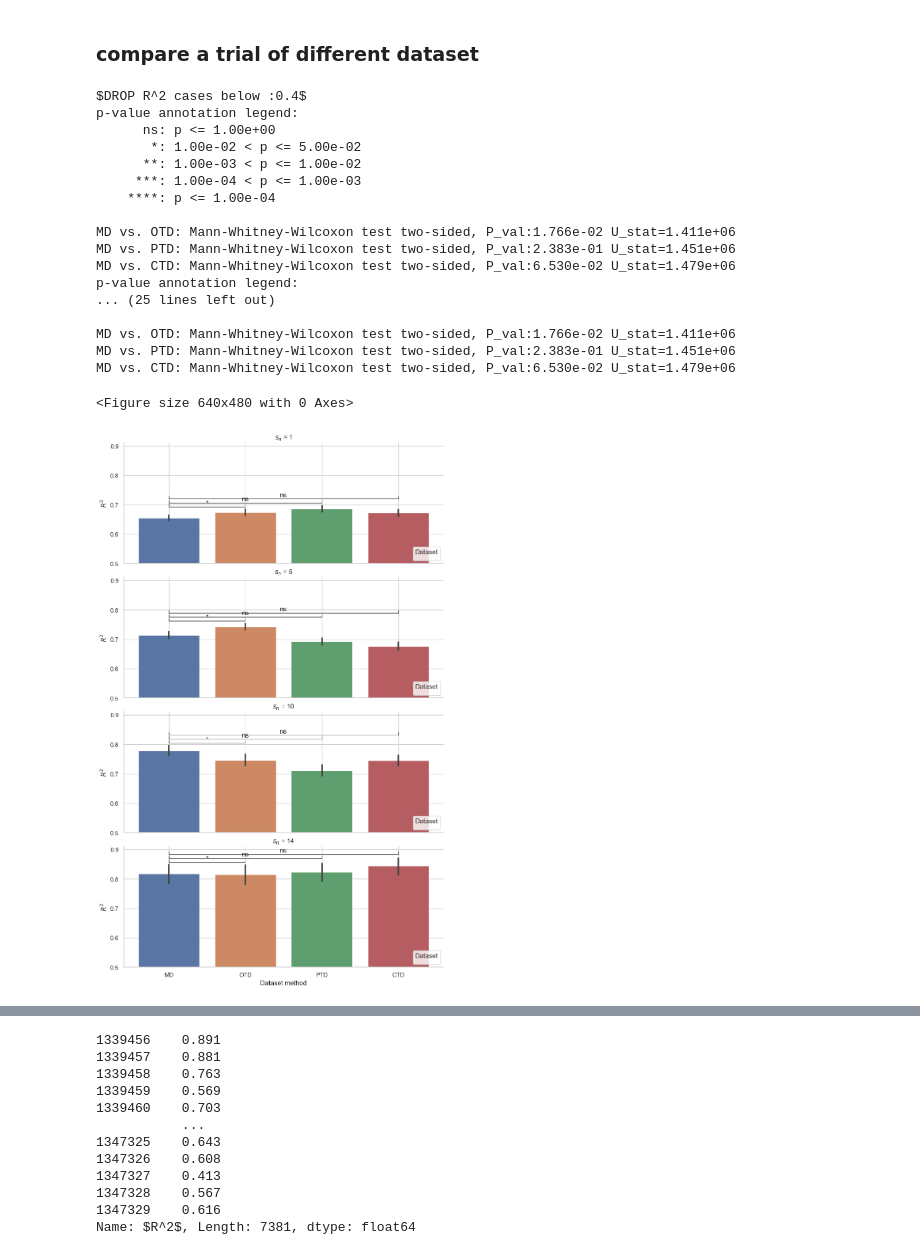
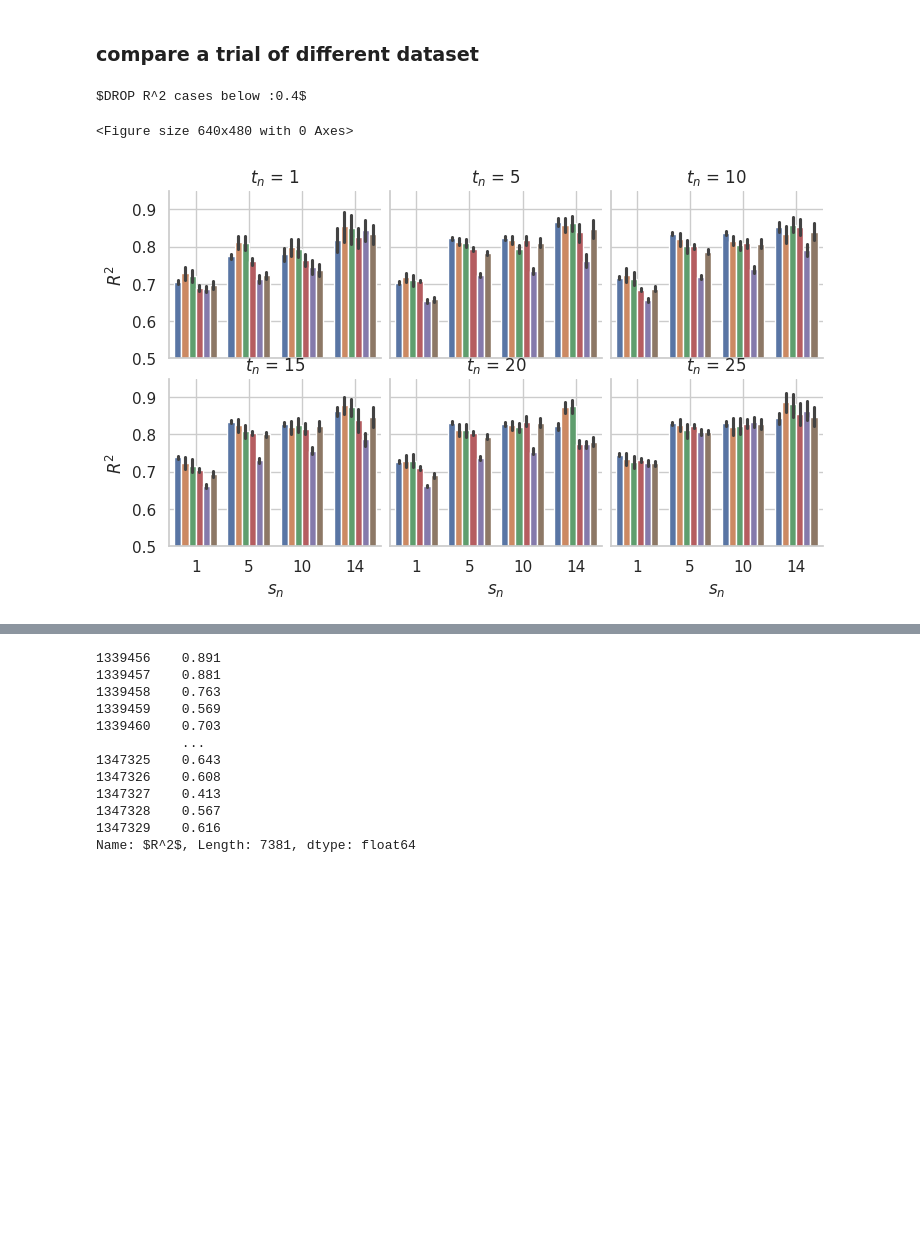
Before and after one commit to sunzhon/transfer_learning_for_droplanding, a Jupyter notebook: jupyter-lab/P6_figure_results_v3.ipynb, the cells around one changed output, grey strips where cells are left out. Drawn from its saved outputs; the diff is of its cells as text; code cells hidden in the pictures; blank space fills up the shorter version.

```diff
--- a/jupyter-lab/P6_figure_results_v3.ipynb
+++ b/jupyter-lab/P6_figure_results_v3.ipynb
@@ -39,13 +39,15 @@ logging.basicConfig(level=logging.ERROR)
 # %%
 # 1) load result path list
 result_folders_name = read_result_folder_file("all_result_folders.txt")
+#result_folders_name = read_result_folder_file("comparison_aug_methods.txt")
 #result_folders = read_result_folder_file("da_e_rotation.txt")
 #print(result_folders_name)
-result_count_files = [os.path.join(RESULTS_PATH, "training_testing", result_folder,"testing_result_folders.txt")
+
+results_folders_count_files = [os.path.join(RESULTS_PATH, "training_testing", result_folder,"testing_result_folders.txt")
                                    for result_folder in result_folders_name]
 
 # 2) get testing metrics
-metrics_files = [os.path.join(os.path.dirname(folder), "metrics.csv") if(os.path.exists(os.path.join(os.path.dirname(folder), "metrics.csv"))) else folder for folder in result_count_files]
+metrics_files = [os.path.join(os.path.dirname(count_file_path), "metrics.csv") if(os.path.exists(os.path.join(os.path.dirname(count_file_path), "metrics.csv"))) else count_file_path for count_file_path in results_folders_count_files]
 #print(combination_investigation_results)
 
 # 3) collected or read or load metrics
@@ -54,7 +56,8 @@ if True:
     raw_metrics = get_list_investigation_metrics(metrics_files)
     # save the new metrics
     #raw_metrics = pd.to_csv('./raw_metrics.csv')
-    raw_metrics.to_hdf('./hdf_raw_metrics.csv',"metrics")
+    raw_metrics.to_hdf('./hdf_raw_metrics.hdf5',"metrics")
 else:
     # load old metrics
-    raw_metrics = pd.read_csv('./raw_metrics.csv')
+    #raw_metrics = pd.read_csv('./raw_metrics.csv')
+    raw_metrics = pd.read_hdf('./hdf_raw_metrics.csv')
@@ -61,2 +74,4 @@ else:
 # %%
-!ls -al
+# read raw metrics of submission
+sub_original_raw_metrics = pd.read_csv('./sub_original_raw_metrics.csv')
+sub_augment_raw_metrics = pd.read_csv("./sub_augment_raw_metrics.csv")
@@ -759,7 +764,7 @@ filters={r'$L_n$':[4], r'$t_n$':[1,5,10,15,20,25],r'$s_n$':[idx for idx in range
 # %%
 
 # plot bars fo subjects
-def p6_plot_comparison(metrics, rename, config, filters={},test_config={},figwidth=10,figheight=14):
+def p6_plot_comparison(metrics, rename, config, filters={},test_config={},figwidth=7,figheight=4):
 
     # rename column name:
     if(rename_dict not in [{},None]):
@@ -788,8 +793,11 @@ def p6_plot_comparison(metrics, rename, config, filters={},test_config={},figwid
         axes[idx,0].xaxis.grid(True)
         axes[idx,0].yaxis.grid(True)
         #axes[idx,0].set_title('Trial number = {}'.format((idx+1)*5))
-        axes[idx,0].legend(title='Dataset',loc='lower right',ncol=2)
-        axes[idx,0].set_ylim([0.5,0.8])
+        #axes[idx,0].legend(title='Dataset',loc='lower right',ncol=3)
+        #for direction in ["left", "right", "bottom", "top"]:
+            # hides borders
+        #    axes[idx,0].axis[direction].set_visible(True)
+        axes[idx,0].set_ylim([0.5,0.95])
 
         # statistical test
         if(test_config not in [None, {}]):
@@ -811,59 +819,44 @@ def p6_plot_comparison(metrics, rename, config, filters={},test_config={},figwid
     #fig_path=os.path.join("./","visualization/P6/Fig_results_baseline_heatmap.svg")
     #save_figure(os.path.dirname(combination_investigation_metrics[0]),fig_format=save_format)
 
 
 
 rename_dict = {'train_sub_num':r'$s_n$', 'tre_trial_num':r'$t_n$','feature_layer_num':r'$L_n$','r2':r"$R^2$", 'dataset_name': "Dataset method"}
 config={
         'y': r'$R^2$',
-        'x': r'Dataset method',
+        'x': r'$s_n$',
         'kind': 'bar',
         #'height': 4,
         #'aspect': 2,
         'sharey': True,
-        #'hue': 'Dataset method',
-        'row': r'$s_n$',
-        #'col': r'$t_n$',
-        #'col_wrap': 1,
+        'hue': 'Dataset method',
+        #'row': r'$t_n$',
+        'col': r'$t_n$',
+        'col_wrap': 3,
         #'color':'0.4', # for bar
         #"palette": "0.5", # for hue,
         #"errorbar":'sd',
         #"markers":['o',"^","v","<",">","s","D","d"],
         #'dodge': False, # for bar
-        'order': ['MD','OTD','PTD','CTD'],
-        #'legend':False
+        #'order': ['MD','OTD','PTD','CTD', "JID", "TWD"],
+        'legend':False
 }
 
 test_config={
 "test_pairs": [
         ['MD','OTD'],['MD','PTD'],['MD','CTD']
         ]
 }
+test_config=None
 
-all_metrics=pd.concat([raw_metrics, augment_raw_metrics])
+all_metrics=pd.concat([raw_metrics, sub_original_raw_metrics, sub_augment_raw_metrics])#, fk_sub_augment_raw_metrics])
+#all_metrics=sub_raw_metrics
 
-
-all_metrics.replace({'original':'MD','e_scale':'PTD','e_rotation':'OTD','e_rotation_e_scale':'CTD'},inplace=True)
+all_metrics.replace({'original':'MD','e_scale':'PTD','e_rotation':'OTD','e_rotation_e_scale':'CTD', "noise": "JID", "timewarp":"TWD"},inplace=True)
 #filters={r'$L_n$':[4], r'$t_n$':[10,15,20,25],r'$s_n$':[idx for idx in range(6,15)],"drop_value":0.4}
-filters={r'$L_n$':[4], r'$t_n$':[1],r'$s_n$':[1,5,10,14],"drop_value":0.4}
-p6_plot_comparison(all_metrics, rename_dict, config, filters,test_config)
+filters={r'$L_n$':[4], r'$t_n$':[1, 5, 10, 15, 20, 25],r'$s_n$':[1, 5,10,14],"drop_value":0.4, "model_names":"baseline_lstm"}
+p6_plot_comparison(all_metrics, rename_dict, config, filters, test_config)
 # %% [output]
 $DROP R^2 cases below :0.4$
-p-value annotation legend:
-      ns: p <= 1.00e+00
-       *: 1.00e-02 < p <= 5.00e-02
-      **: 1.00e-03 < p <= 1.00e-02
-     ***: 1.00e-04 < p <= 1.00e-03
-    ****: p <= 1.00e-04
-
-MD vs. OTD: Mann-Whitney-Wilcoxon test two-sided, P_val:1.766e-02 U_stat=1.411e+06
-MD vs. PTD: Mann-Whitney-Wilcoxon test two-sided, P_val:2.383e-01 U_stat=1.451e+06
-MD vs. CTD: Mann-Whitney-Wilcoxon test two-sided, P_val:6.530e-02 U_stat=1.479e+06
-p-value annotation legend:
-... (25 lines left out)
-
-MD vs. OTD: Mann-Whitney-Wilcoxon test two-sided, P_val:1.766e-02 U_stat=1.411e+06
-MD vs. PTD: Mann-Whitney-Wilcoxon test two-sided, P_val:2.383e-01 U_stat=1.451e+06
-MD vs. CTD: Mann-Whitney-Wilcoxon test two-sided, P_val:6.530e-02 U_stat=1.479e+06
 <Figure size 640x480 with 0 Axes>
-[figure, old version]
+[figure, new version]
```
Also changed, not shown: parts of 11 cells of this notebook, 2 other files.
